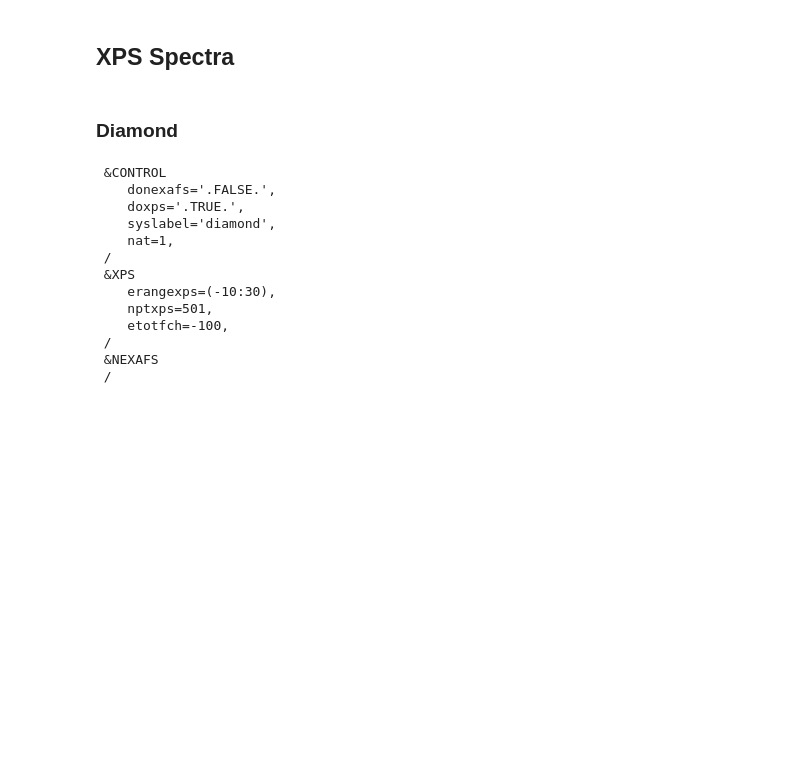
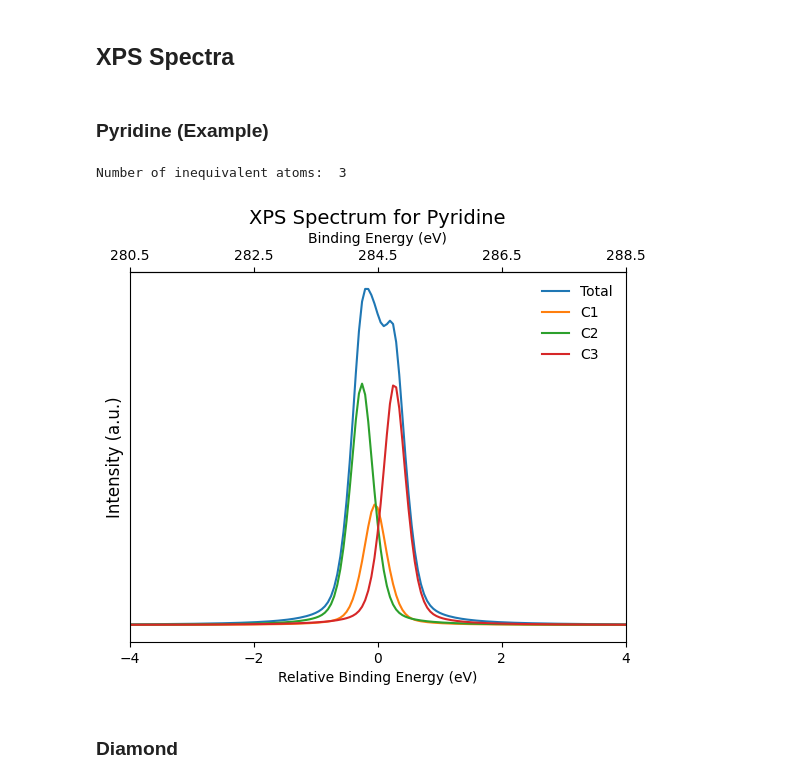
Before and after one commit to chickennuggey/Spectra-Simulations, a Jupyter notebook: notebook.ipynb, the cells around one changed output. Drawn from its saved outputs; the diff is of its cells as text; code cells hidden in the pictures; blank space fills up the shorter version.

```diff
--- a/notebook.ipynb
+++ b/notebook.ipynb
@@ -174,10 +174,10 @@ with chdir("XANES/data/diamond/"):
 # %%
 # amorphous carbon vs xgamma
 with chdir("XANES/data/aC20/"):
-    rel_energy, sigma1 = vi.extract_spectra_data("aC_0.4.xspectra.dat")
-    _, sigma2 = vi.extract_spectra_data("aC_0.8.xspectra.dat")
-    _, sigma3 = vi.extract_spectra_data("aC_1.xspectra.dat")
-    _, sigma4 = vi.extract_spectra_data("aC_1.5.xspectra.dat")
+    rel_energy, sigma1 = vi.extract_XANES_data("aC_0.4.xspectra.dat")
+    _, sigma2 = vi.extract_XANES_data("aC_0.8.xspectra.dat")
+    _, sigma3 = vi.extract_XANES_data("aC_1.xspectra.dat")
+    _, sigma4 = vi.extract_XANES_data("aC_1.5.xspectra.dat")
 
     sigma1 = vi.normalize_intensity(sigma1)
     sigma2 = vi.normalize_intensity(sigma2)
@@ -212,9 +212,9 @@ with chdir("XANES/data/aC20/"):
 # %%
 # average amorphous carbon XANES
 with chdir("XANES/data/aC20/"):
-    avg_e, avg_s1 = vi.average_spectra(["avg_aC_0.812.xspectra.dat", "avg_aC_0.813.xspectra.dat", "avg_aC_0.818.xspectra.dat"])
-    _, avg_s2 = vi.average_spectra(["avg_aC_112.xspectra.dat", "avg_aC_113.xspectra.dat", "avg_aC_118.xspectra.dat"])
-    _, avg_s3 = vi.average_spectra(["avg_aC_1.512.xspectra.dat", "avg_aC_1.513.xspectra.dat", "avg_aC_1.518.xspectra.dat"])
+    avg_e, avg_s1 = vi.average_XANES(["avg_aC_0.812.xspectra.dat", "avg_aC_0.813.xspectra.dat", "avg_aC_0.818.xspectra.dat"])
+    _, avg_s2 = vi.average_XANES(["avg_aC_112.xspectra.dat", "avg_aC_113.xspectra.dat", "avg_aC_118.xspectra.dat"])
+    _, avg_s3 = vi.average_XANES(["avg_aC_1.512.xspectra.dat", "avg_aC_1.513.xspectra.dat", "avg_aC_1.518.xspectra.dat"])
 
     avg_s1 = vi.normalize_intensity(avg_s1)
     avg_s2 = vi.normalize_intensity(avg_s2)
@@ -249,10 +249,10 @@ with chdir("XANES/data/aC20/"):
 # %%
 # compare diamond vs 20-C amorphous carbon vs 216-C amorphous carbon
 with chdir("XANES/data/"):
-    avg_e1, avg_s1 = vi.average_spectra(["diamond/avg_diamond_11.xspectra.dat", "diamond/avg_diamond_12.xspectra.dat", "diamond/avg_diamond_13.xspectra.dat",
+    avg_e1, avg_s1 = vi.average_XANES(["diamond/avg_diamond_11.xspectra.dat", "diamond/avg_diamond_12.xspectra.dat", "diamond/avg_diamond_13.xspectra.dat",
                      "diamond/avg_diamond_14.xspectra.dat", "diamond/avg_diamond_15.xspectra.dat", "diamond/avg_diamond_16.xspectra.dat",
                      "diamond/avg_diamond_17.xspectra.dat", "diamond/avg_diamond_18.xspectra.dat"])
-    avg_e2, avg_s2 = vi.average_spectra(["aC20/avg_aC_1.512.xspectra.dat", "aC20/avg_aC_1.513.xspectra.dat", "aC20/avg_aC_1.518.xspectra.dat"])
+    avg_e2, avg_s2 = vi.average_XANES(["aC20/avg_aC_1.512.xspectra.dat", "aC20/avg_aC_1.513.xspectra.dat", "aC20/avg_aC_1.518.xspectra.dat"])
 
     avg_s1 = vi.normalize_intensity(avg_s1)
     avg_s2 = vi.normalize_intensity(avg_s2)
@@ -284,3 +284,5 @@ with chdir("XANES/data/"):
 [figure]
 # %% [markdown]
 ## XPS Spectra
+# %% [markdown]
+### Pyridine (Example)
@@ -287,24 +293,44 @@ with chdir("XANES/data/"):
+# %%
+# plot XPS pyridine
+with chdir("XPS/data/pyridine/"):
+    energy, intensity = vi.extract_XPS_data("pyridine.XPS.dat")
+    print("Number of inequivalent atoms: ", len(intensity)-1)
+
+    total_intensity = intensity[0]
+    intensity1 = intensity[1]
+    intensity2 = intensity[2]
+    intensity3 = intensity[3]
+
+    fig, ax1 = plt.subplots()
+
+    plt.xlim(-4, 4)
+    ax1.set_xticks([-4, -2, 0, 2, 4])
+    ax1.set_yticks([])
+
+    ax1.plot(energy, total_intensity, linestyle='-', label='Total')
+    ax1.plot(energy, intensity1, linestyle='-', label='C1')
+    ax1.plot(energy, intensity2, linestyle='-', label='C2')
+    ax1.plot(energy, intensity3, linestyle='-', label='C3')
+
+    ax1.set_xlabel("Relative Binding Energy (eV)")
+    ax1.set_ylabel("Intensity (a.u.)", fontsize=12)
+
+    ax1.legend(frameon=False)
+
+    ax2 = ax1.secondary_xaxis('top')
+    ax2.set_xlabel("Binding Energy (eV)")
+    ticks = [-4, -2, 0, 2, 4]
+    ax2.set_xticks(ticks)
+    ax2.set_xticklabels([x + 284.5 for x in ticks])
+
+    plt.title("XPS Spectrum for Pyridine", fontsize=14)
+    plt.show()
+# %% [output]
+Number of inequivalent atoms:  3
+[figure, added]
 # %% [markdown]
 ### Diamond
 # %%
-# generate input
-
+# create input
 with chdir("XPS/data/diamond/"):
-    vi.xps_input(prefix = "diamond", nat=1,erangexps=(-10,30), etotfch=-100)
-    with open("diamond.xps.in", 'r') as file:
-        file_contents = file.read()
-        print(file_contents)
+    vi.xps_input(prefix = "diamond", atweight=[8], nat=1, erangexps=(-5,5), etotfch=[-100.04861256], nptxps=201, delorentz=0.2, degauss=0.2, lorentzratio=0.5)
-# %% [output]
- &CONTROL
-    donexafs='.FALSE.',
-    doxps='.TRUE.',
-    syslabel='diamond',
-    nat=1,
- /
- &XPS
-    erangexps=(-10:30),
-    nptxps=501,
-    etotfch=-100,
- /
- &NEXAFS
- /
```
Also changed, not shown: parts of 9 cells of this notebook, 17 other files.
